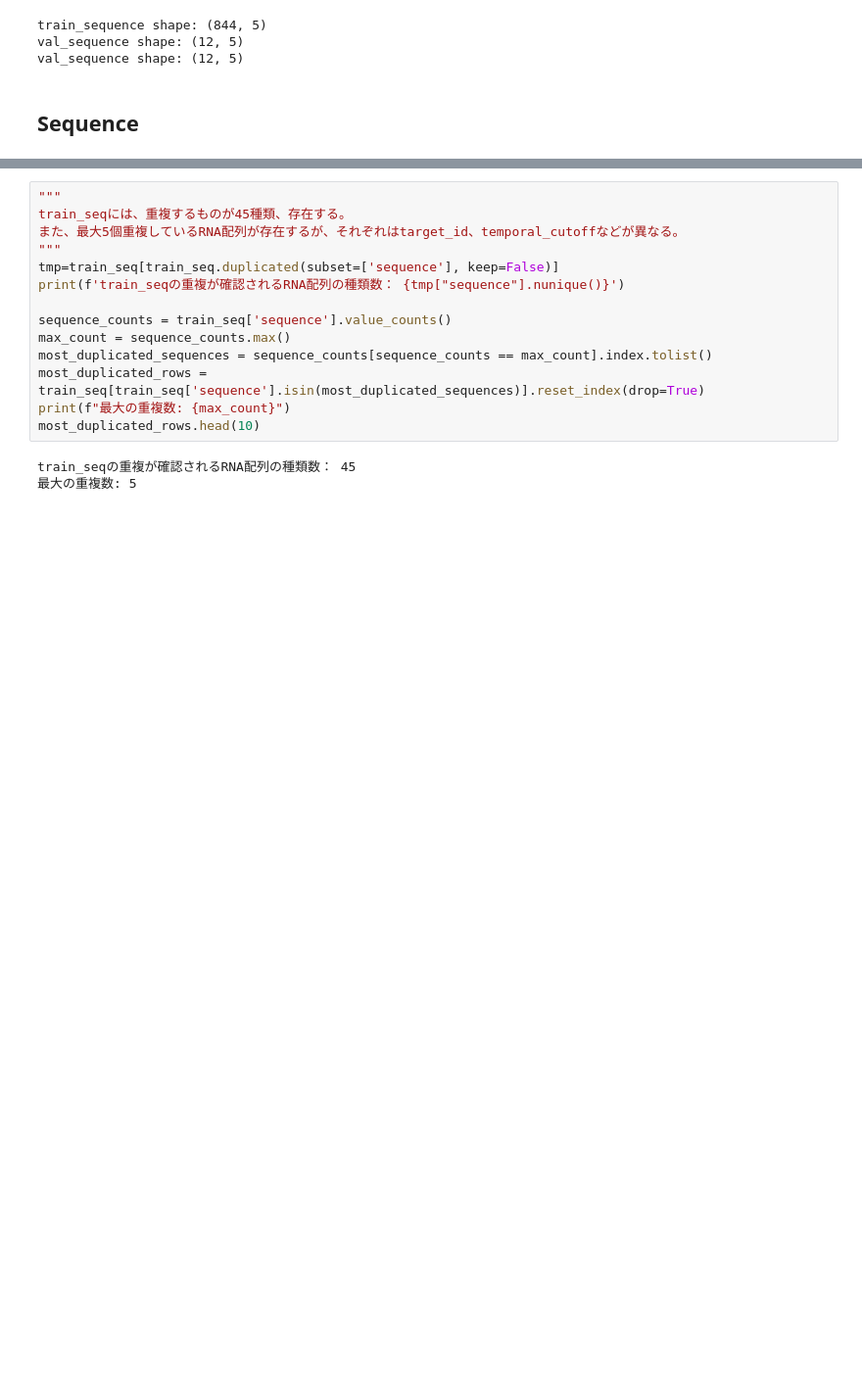
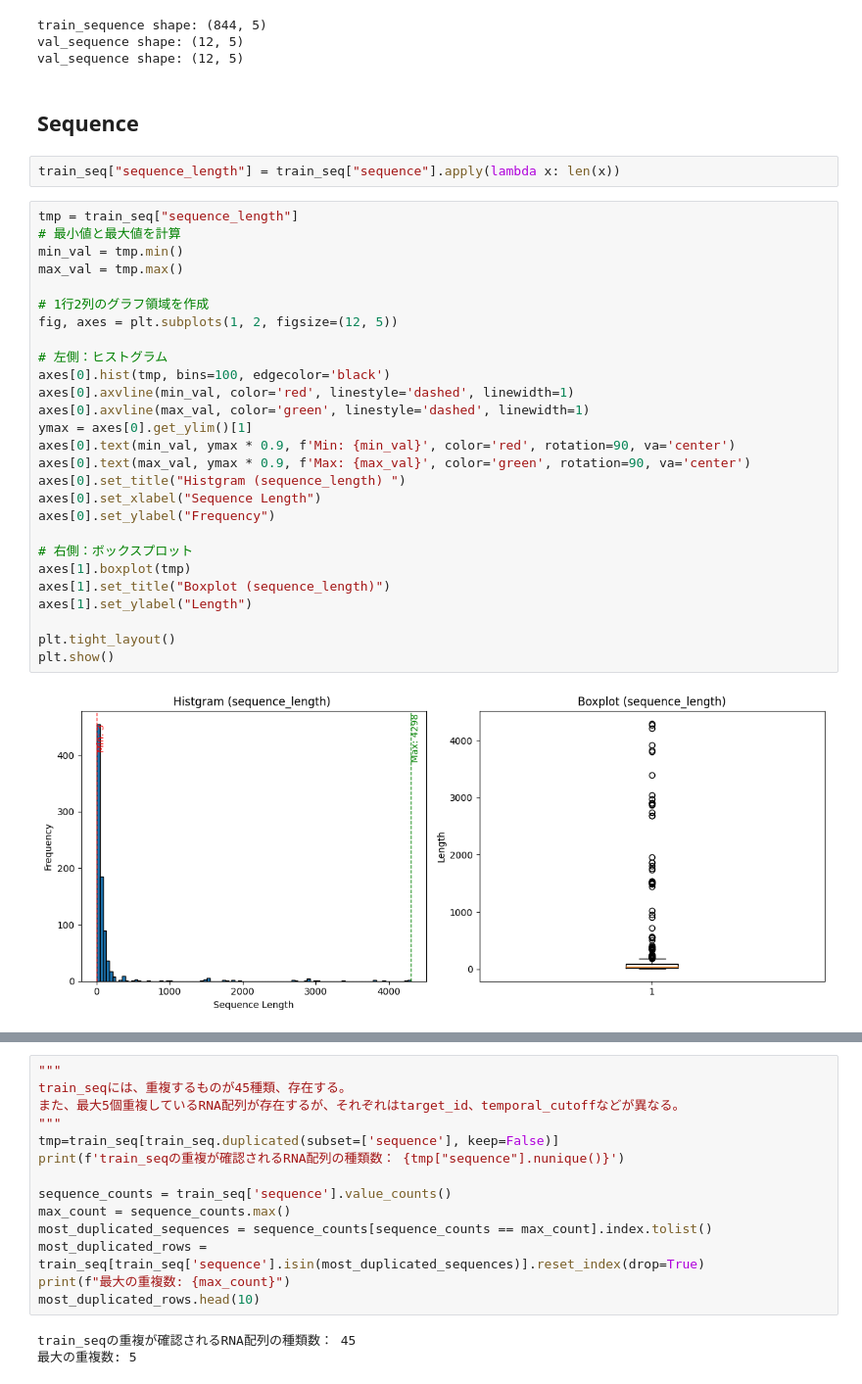
Before and after one commit to coffeemil9/RNA, a Jupyter notebook: notebook/0. EDA.ipynb, the cells around one changed output, grey strips where cells are left out. Shown at 98% size. Cells and saved outputs as stored; diff of their text form; blank space fills up the shorter version.

```diff
--- a/notebook/0. EDA.ipynb
+++ b/notebook/0. EDA.ipynb
@@ -165,6 +165,37 @@ val_sequence shape: (12, 5)
 val_sequence shape: (12, 5)
 # %% [markdown]
 ## **Sequence**
+# %%
+train_seq["sequence_length"] = train_seq["sequence"].apply(lambda x: len(x))
+# %%
+tmp = train_seq["sequence_length"]
+# 最小値と最大値を計算
+min_val = tmp.min()
+max_val = tmp.max()
+
+# 1行2列のグラフ領域を作成
+fig, axes = plt.subplots(1, 2, figsize=(12, 5))
+
+# 左側：ヒストグラム
+axes[0].hist(tmp, bins=100, edgecolor='black')
+axes[0].axvline(min_val, color='red', linestyle='dashed', linewidth=1)
+axes[0].axvline(max_val, color='green', linestyle='dashed', linewidth=1)
+ymax = axes[0].get_ylim()[1]
+axes[0].text(min_val, ymax * 0.9, f'Min: {min_val}', color='red', rotation=90, va='center')
+axes[0].text(max_val, ymax * 0.9, f'Max: {max_val}', color='green', rotation=90, va='center')
+axes[0].set_title("Histgram (sequence_length) ")
+axes[0].set_xlabel("Sequence Length")
+axes[0].set_ylabel("Frequency")
+
+# 右側：ボックスプロット
+axes[1].boxplot(tmp)
+axes[1].set_title("Boxplot (sequence_length)")
+axes[1].set_ylabel("Length")
+
+plt.tight_layout()
+plt.show()
+# %% [output]
+[figure, added]
 # %%
 """
 trainとvalでsequence(RNA配列)の最大を抜き出した。
```
Also changed, not shown: parts of 1 cell of this notebook.
